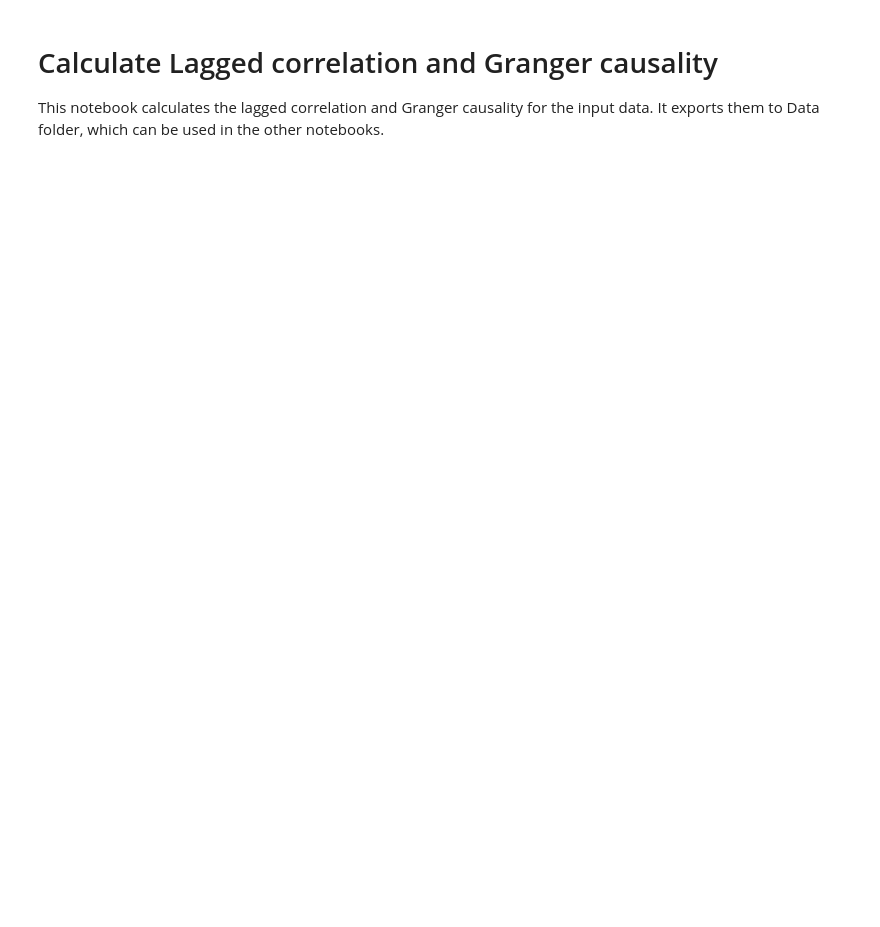
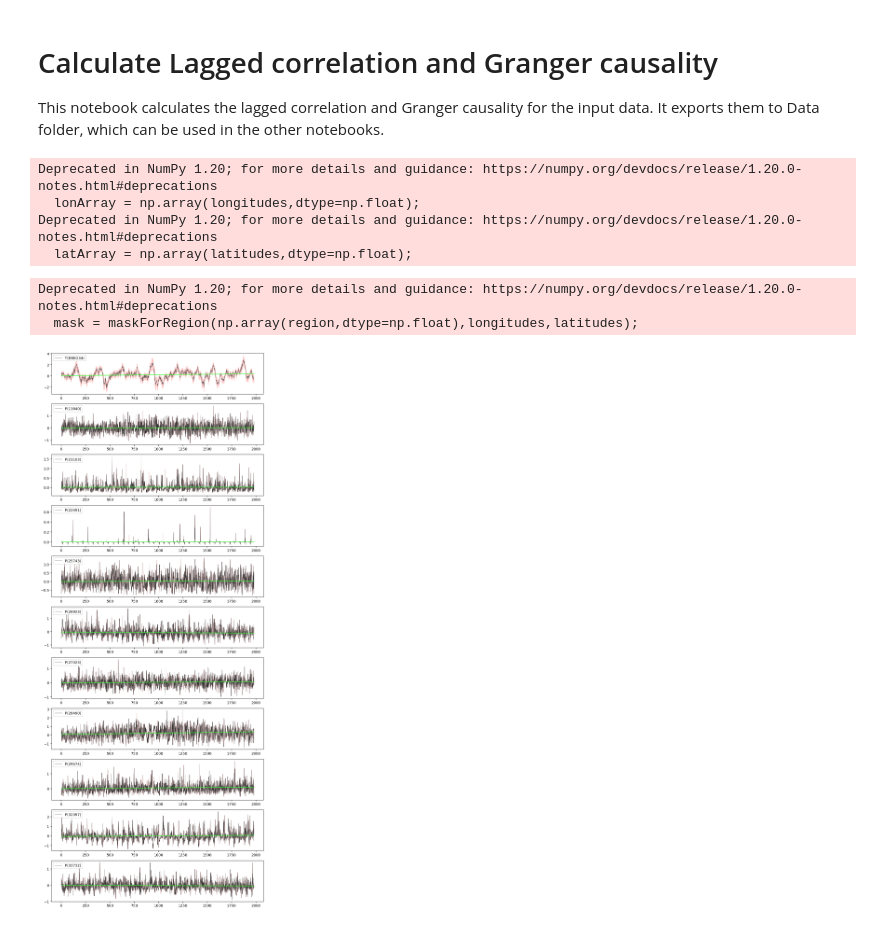
Before and after one commit to filipinascimento/teleconnectionsgranger, a Jupyter notebook: Notebooks/CalculateMetrics.ipynb, the cells around one changed output. Drawn from its saved outputs; the diff is of its cells as text; code cells hidden in the pictures; blank space fills up the shorter version.

Commit message:
Generate and plot robbust regions over time

```diff
--- a/Notebooks/CalculateMetrics.ipynb
+++ b/Notebooks/CalculateMetrics.ipynb
@@ -22,6 +22,15 @@ from sklearn.pipeline import make_pipeline
 import bgzf;
 import struct;
 
+
+nx = 288
+ny = 140
+# nx = 36
+# ny = 14
+smoothWindowSize = 7
+lagDays=90
+dataRange = (0,100) #percentage
+
 %config InlineBackend.figure_format = 'retina'
 # %%
 #Load files in the bgz format (see ParseData to adapt it to use your own data)
@@ -45,7 +54,7 @@ def loadCompressedClimateData():
     return latitudes,longitudes,temperatures,preciptations
 # %%
 #Loading data from the bgz file
-latitudes,longitudes,temperatures,preciptations = loadCompressedClimateData();
+latitudes,longitudes,temperaturesOrig,preciptationsOrig = loadCompressedClimateData();
 # %%
 %load_ext Cython
 # %%
@@ -366,6 +375,9 @@ def saveMetricData(metric,smoothWindowSize,lagDays,pDataPValue,pDataValue):
         fd.write("%.20g,%.20g,%.20g,%.20g\n"%(lat,lng,regionPvalue,regionValue));
     fd.close();
 # %%
+temperatures = temperaturesOrig[:,int(temperaturesOrig.shape[1]*dataRange[0]/100.0):int(temperaturesOrig.shape[1]*dataRange[1]/100.0)]
+preciptations = preciptationsOrig[:,int(preciptationsOrig.shape[1]*dataRange[0]/100.0):int(preciptationsOrig.shape[1]*dataRange[1]/100.0)]
+
 # Setting the ENSO Region as starting point
 regions = {
    "ENSO34"     : [ -5  , 5, -170, -120],
@@ -375,17 +387,14 @@ fromRegionName = "ENSO34"
 # Setting the window size to be 7 days
 # and choosing maximum lat to 90 days
 fromRegion = regions[fromRegionName]
-smoothWindowSize = 7
-lagDays=90
 
 
 gridRegions = [];
-nx, ny = (288+1,70*2+1)
-x = np.linspace(-180+1.25*0.5, 180+1.25*0.50, nx)
-y = np.linspace(-70+0.5, 70+0.5, ny)
+x = np.linspace(-180+180/(nx), 180+180/(nx), nx+1)
+y = np.linspace(-70+70/(ny), 70+70/(ny), ny+1)
 xv, yv = np.meshgrid(x, y,sparse=False, indexing='ij')
-for xi in range(nx-1):
-    for yi in range(ny-1):
+for xi in range(nx):
+    for yi in range(ny):
         gridRegions.append([yv[xi,yi], yv[xi+1,yi+1], xv[xi,yi],xv[xi+1,yi+1]]);
 
 lonArray = np.array(longitudes,dtype=np.float);
@@ -412,33 +421,41 @@ seriesEnd = 20000;
 seriesStep = smoothWindowSize;
 inputSeries = np.array(inputSeriesOriginal[:,seriesStart:seriesEnd:seriesStep]);
 errorSeries = np.array(errorSeriesOriginal[:,seriesStart:seriesEnd:seriesStep]);
 
 yy = inputSeries[0];
 xx = np.arange(0,len(yy))
 xx = np.reshape(xx, (len(xx), 1))
 selectedSeries = set(np.random.choice(np.arange(len(inputSeries)),10))
 fig = plt.figure(figsize=(9,2*(len(selectedSeries)+1)),tight_layout=True);
 
 # detrending time series by using linear regression
 plotIndex=0;
 for i,yvalues in enumerate(inputSeries):
     xvalues = np.arange(0,len(inputSeries[i]));
     xx = np.reshape(xvalues, (len(xvalues), 1))
 
     model = LinearRegression()
     model.fit(xx, yvalues)
     trend = model.predict(xx)
 #     model = make_pipeline(PolynomialFeatures(2), Ridge())
     if(i in selectedSeries or i==0):
         plt.subplot(len(selectedSeries)+1,1,plotIndex+1);
         plt.plot(xvalues,yvalues,label = seriesNames[i],c="#333333",linewidth=0.5);
         plt.fill_between(xvalues,inputSeries[i]-errorSeries[i],inputSeries[i]+errorSeries[i],alpha=0.2,color="#ff3333")
         plt.plot(xvalues,trend,c="#33ff33");
         plt.legend(loc=2,fancybox=False);
         plotIndex+=1;
     inputSeries[i,:] = yvalues-trend;
 # plt.savefig("series.pdf")
 plt.show()
+# %% [output]
+Deprecated in NumPy 1.20; for more details and guidance: https://numpy.org/devdocs/release/1.20.0-notes.html#deprecations
+  lonArray = np.array(longitudes,dtype=np.float);
+Deprecated in NumPy 1.20; for more details and guidance: https://numpy.org/devdocs/release/1.20.0-notes.html#deprecations
+  latArray = np.array(latitudes,dtype=np.float);
+Deprecated in NumPy 1.20; for more details and guidance: https://numpy.org/devdocs/release/1.20.0-notes.html#deprecations
+  mask = maskForRegion(np.array(region,dtype=np.float),longitudes,latitudes);
+[figure, added]
 # %%
 # Calculating Granger Causality between first time series and all others
 order = int(math.ceil(lagDays/seriesStep)) # Redefines max lag in terms of the chosen window size
```
Also changed, not shown: parts of 5 cells of this notebook, 6 other files.
